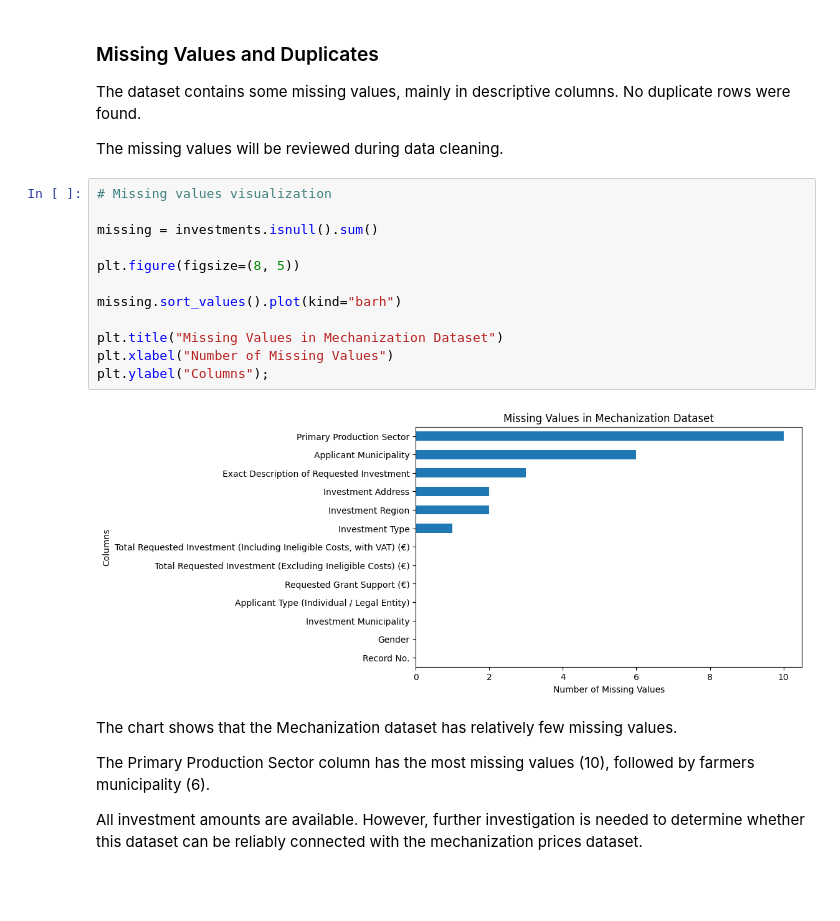
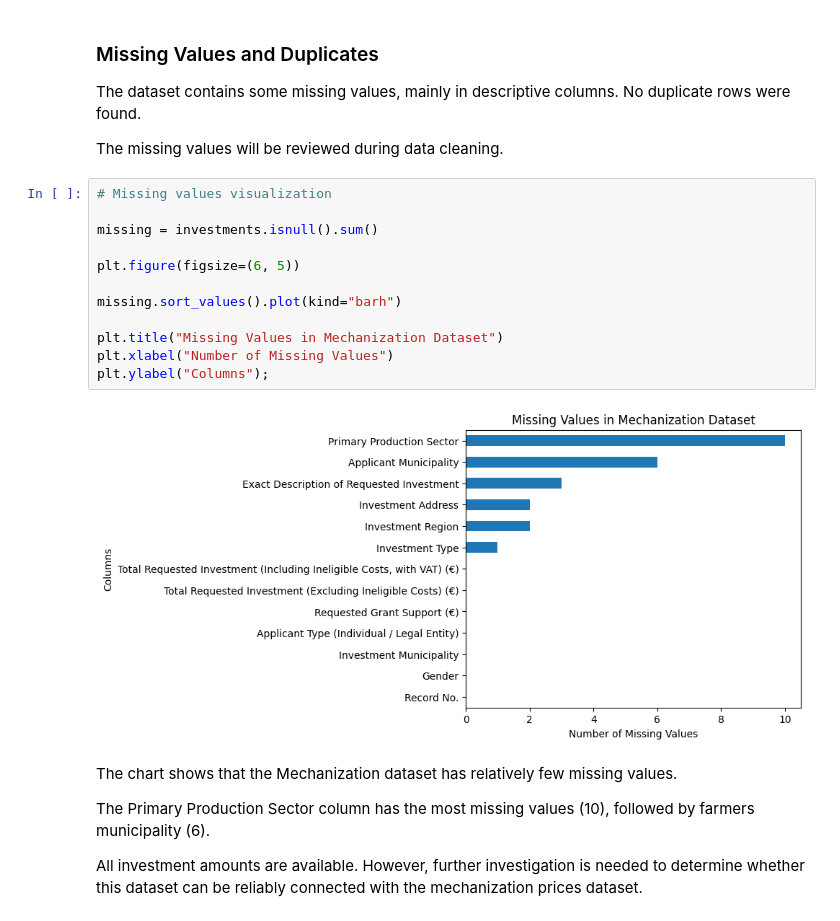
Before and after one commit to milatovicdanka90-maker/dsb_capstone, a Jupyter notebook: 01_EDA.ipynb, the cells around one changed output. Saved outputs shown, nothing was run; the diff lists cells and outputs as text; blank space fills up the shorter version.

```diff
--- a/01_EDA.ipynb
+++ b/01_EDA.ipynb
@@ -230,17 +230,17 @@ The missing values will be reviewed during data cleaning.
 # %%
 # Missing values visualization
 
 missing = investments.isnull().sum()
 
-plt.figure(figsize=(8, 5))
+plt.figure(figsize=(6, 5))
 
 missing.sort_values().plot(kind="barh")
 
 plt.title("Missing Values in Mechanization Dataset")
 plt.xlabel("Number of Missing Values")
 plt.ylabel("Columns");
 # %% [output]
-[figure, old version]
+[figure, new version]
 # %% [markdown]
 The chart shows that the Mechanization dataset has relatively few missing values.
 
```
Also changed, not shown: parts of 28 cells of this notebook.
